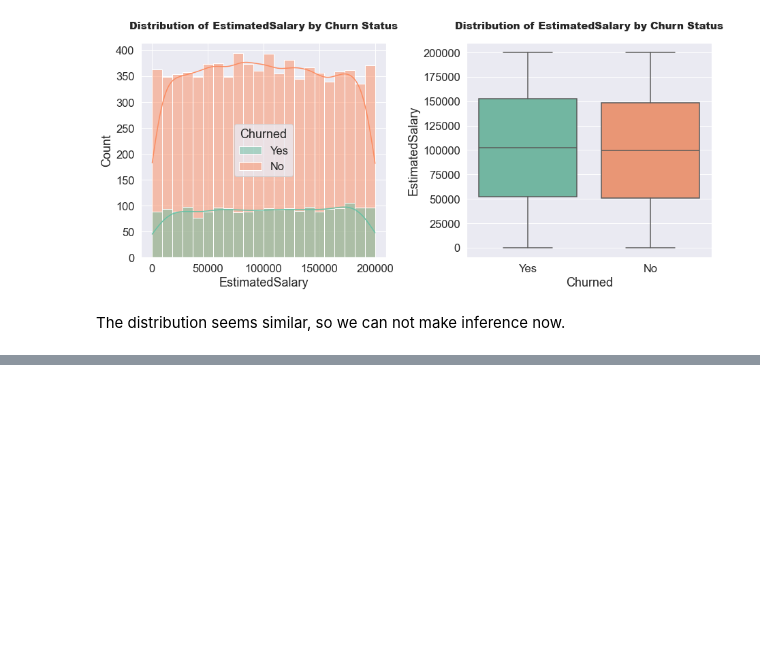
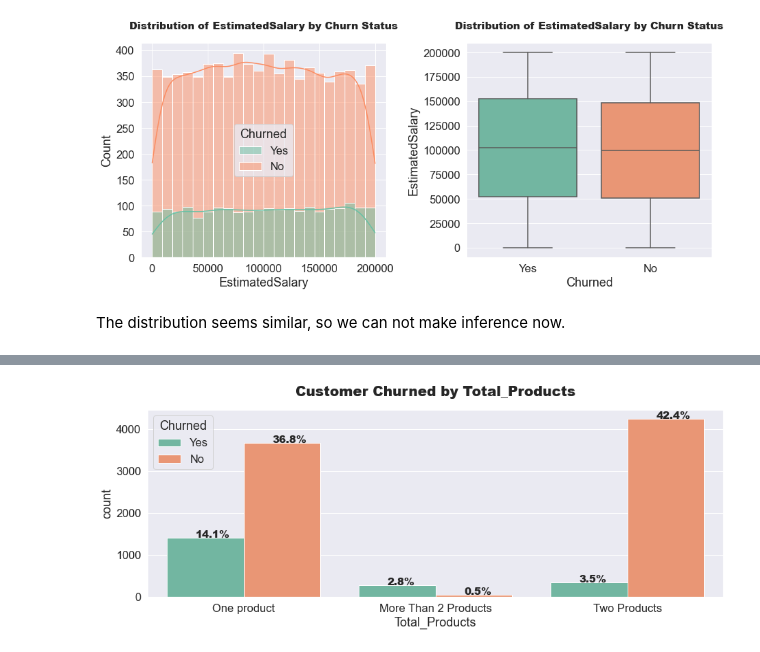
Before and after one commit to JasonXie23/Bank-Client-churned-Predictive-analysis, a Jupyter notebook: Bank_churn_notebook.ipynb, the cells around one changed output, grey strips where cells are left out. Cells and saved outputs as stored; diff of their text form; code cells hidden in the pictures; blank space fills up the shorter version.

```diff
--- a/Bank_churn_notebook.ipynb
+++ b/Bank_churn_notebook.ipynb
@@ -290,0 +302,4 @@ The distribution seems similar, so we can not make inference now.
+# %%
+countplot("Total_Products")
+# %% [output]
+[figure, added]
```
Also changed, not shown: parts of 12 cells of this notebook.
